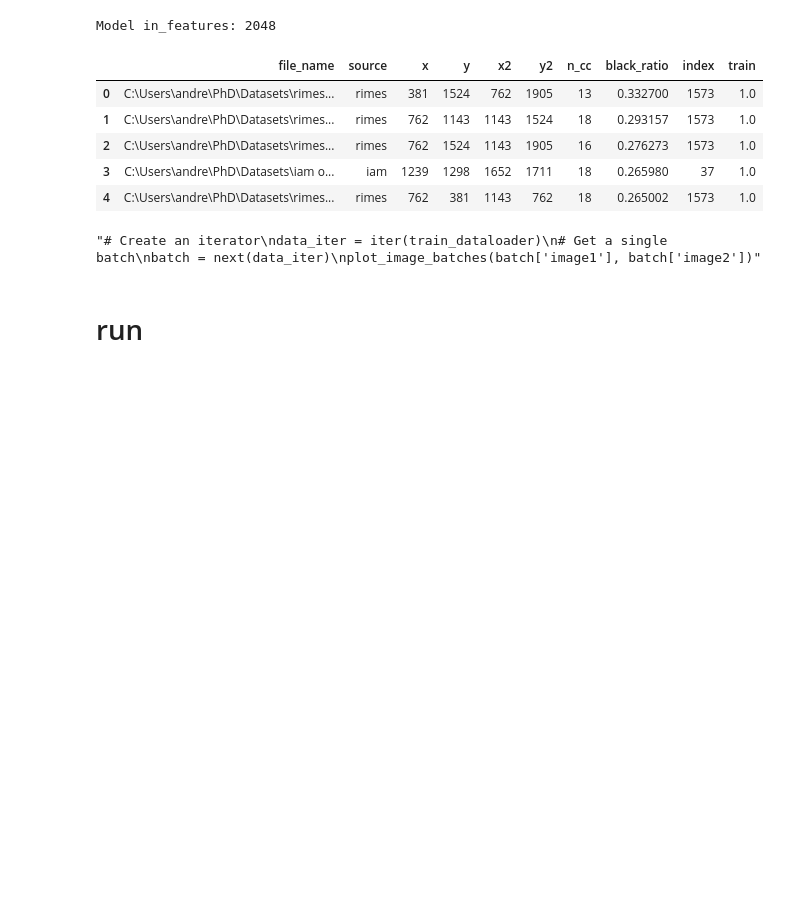
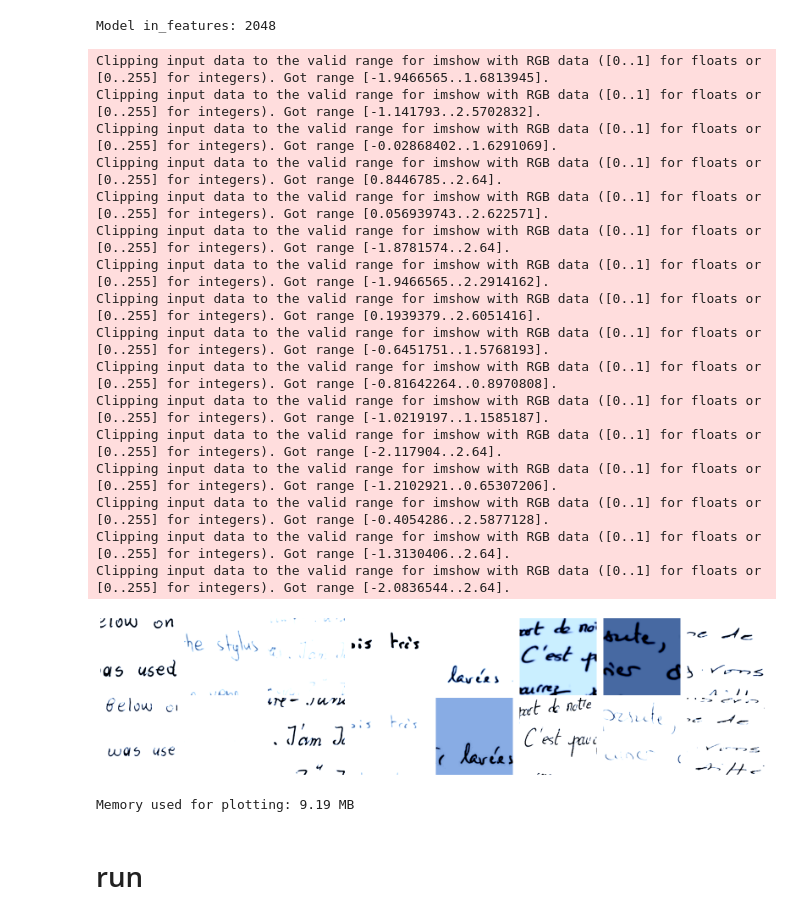
Before and after one commit to gitMorelli/gender_detection, a Jupyter notebook: notebooks/model_training/contrastive_pretraining_on_iam_rimes.ipynb, the cells around one changed output. Cells and saved outputs as stored; diff of their text form; code cells hidden in the pictures; blank space fills up the shorter version.

```diff
--- a/notebooks/model_training/contrastive_pretraining_on_iam_rimes.ipynb
+++ b/notebooks/model_training/contrastive_pretraining_on_iam_rimes.ipynb
@@ -605,43 +743,37 @@ in_features = model.fc.in_features
 print(f"Model in_features: {in_features}")
 # %% [output]
 Model in_features: 2048
-# %%
-# Set the probability of being 0
-N = train_df['index'].nunique()
-
-# Create a dataframe with writer column from 1 to 282
-pages_df = pd.DataFrame({'index': np.arange(1, N+1)})
-
-# Add a train column that is randomly 0 or 1 with probability p of being 0
-pages_df['train'] = np.random.choice([0, 1], size=len(pages_df), p=[1-p_train, p_train])
-
-# Merge with the train_df dataframe on the writer column
-train_df = train_df.merge(pages_df, on='index', how='left')
-
-# Display the dataframe
-train_df.head()
-# %% [output]
-|  | file_name | source | x | y | x2 | y2 | n_cc | black_ratio | index | train |
-| 0 | C:\Users\andre\PhD\Datasets\rimes... | rimes | 381 | 1524 | 762 | 1905 | 13 | 0.332700 | 1573 | 1.0 |
-| 1 | C:\Users\andre\PhD\Datasets\rimes... | rimes | 762 | 1143 | 1143 | 1524 | 18 | 0.293157 | 1573 | 1.0 |
-| 2 | C:\Users\andre\PhD\Datasets\rimes... | rimes | 762 | 1524 | 1143 | 1905 | 16 | 0.276273 | 1573 | 1.0 |
-| 3 | C:\Users\andre\PhD\Datasets\iam o... | iam | 1239 | 1298 | 1652 | 1711 | 18 | 0.265980 | 37 | 1.0 |
-| 4 | C:\Users\andre\PhD\Datasets\rimes... | rimes | 762 | 381 | 1143 | 762 | 18 | 0.265002 | 1573 | 1.0 |
 # %%
-N_max=N
-train_dataset = CustomPatchDataset(train_df[(train_df['train']==1) & (train_df['index']<=N_max)] ,transform=simclr_transform)
+train_dataset = CustomPatchDataset(train_df ,transform=simclr_transform)
 train_dataloader = DataLoader(train_dataset, batch_size=batch_size, shuffle=True)
 
-val_dataset = CustomPatchDataset(train_df[(train_df['train']==0) & (train_df['index']<=N_max)] , transform=simclr_transform)
-val_dataloader = DataLoader(val_dataset, batch_size=batch_size, shuffle=True)
+#val_dataset = CustomPatchDataset(train_df[(train_df['train']==0) & (train_df['index']<=N_max)] , transform=simclr_transform)
+#val_dataloader = DataLoader(val_dataset, batch_size=batch_size, shuffle=True)
 # %%
-'''# Create an iterator
+# Create an iterator
 data_iter = iter(train_dataloader)
 # Get a single batch
 batch = next(data_iter)
-plot_image_batches(batch['image1'], batch['image2'])'''
+plot_image_batches(batch['image1'], batch['image2'])
 # %% [output]
-"# Create an iterator\ndata_iter = iter(train_dataloader)\n# Get a single batch\nbatch = next(data_iter)\nplot_image_batches(batch['image1'], batch['image2'])"
+Clipping input data to the valid range for imshow with RGB data ([0..1] for floats or [0..255] for integers). Got range [-1.9466565..1.6813945].
+Clipping input data to the valid range for imshow with RGB data ([0..1] for floats or [0..255] for integers). Got range [-1.141793..2.5702832].
+Clipping input data to the valid range for imshow with RGB data ([0..1] for floats or [0..255] for integers). Got range [-0.02868402..1.6291069].
+Clipping input data to the valid range for imshow with RGB data ([0..1] for floats or [0..255] for integers). Got range [0.8446785..2.64].
+Clipping input data to the valid range for imshow with RGB data ([0..1] for floats or [0..255] for integers). Got range [0.056939743..2.622571].
+Clipping input data to the valid range for imshow with RGB data ([0..1] for floats or [0..255] for integers). Got range [-1.8781574..2.64].
+Clipping input data to the valid range for imshow with RGB data ([0..1] for floats or [0..255] for integers). Got range [-1.9466565..2.2914162].
+Clipping input data to the valid range for imshow with RGB data ([0..1] for floats or [0..255] for integers). Got range [0.1939379..2.6051416].
+Clipping input data to the valid range for imshow with RGB data ([0..1] for floats or [0..255] for integers). Got range [-0.6451751..1.5768193].
+Clipping input data to the valid range for imshow with RGB data ([0..1] for floats or [0..255] for integers). Got range [-0.81642264..0.8970808].
+Clipping input data to the valid range for imshow with RGB data ([0..1] for floats or [0..255] for integers). Got range [-1.0219197..1.1585187].
+Clipping input data to the valid range for imshow with RGB data ([0..1] for floats or [0..255] for integers). Got range [-2.117904..2.64].
+Clipping input data to the valid range for imshow with RGB data ([0..1] for floats or [0..255] for integers). Got range [-1.2102921..0.65307206].
+Clipping input data to the valid range for imshow with RGB data ([0..1] for floats or [0..255] for integers). Got range [-0.4054286..2.5877128].
+Clipping input data to the valid range for imshow with RGB data ([0..1] for floats or [0..255] for integers). Got range [-1.3130406..2.64].
+Clipping input data to the valid range for imshow with RGB data ([0..1] for floats or [0..255] for integers). Got range [-2.0836544..2.64].
+[figure, added]
+Memory used for plotting: 9.19 MB
 # %%
 contrastive_model = ContrastiveModel(model, in_features=in_features,projection_dim=128)
 # %% [markdown]
```
Also changed, not shown: parts of 11 cells of this notebook, 2 other files.
